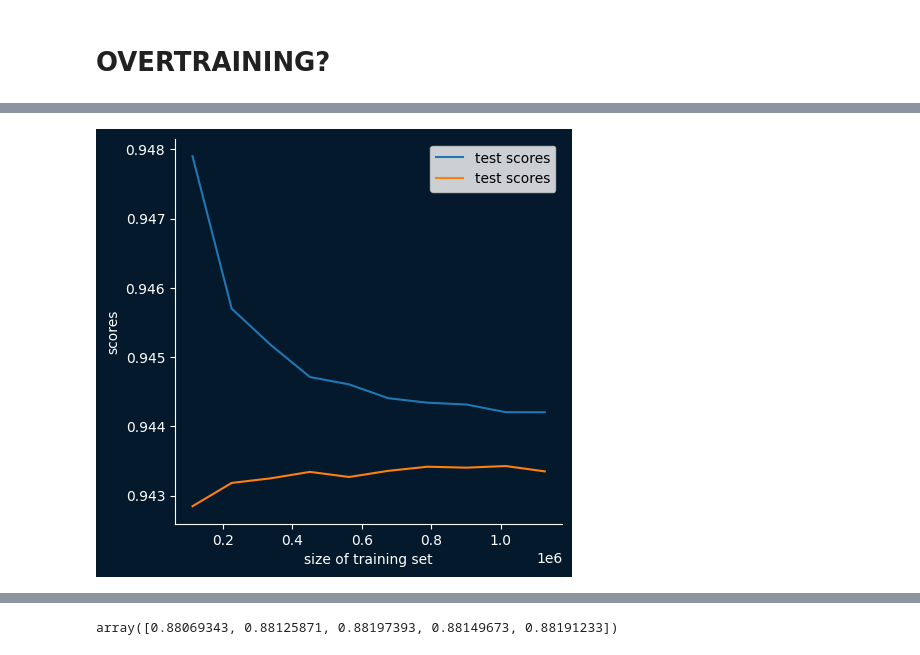
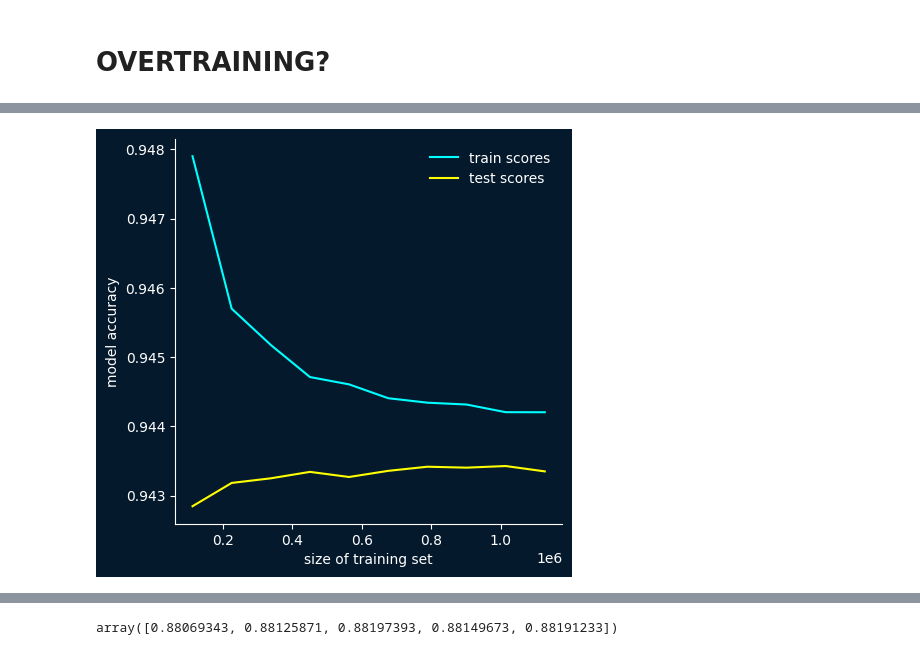
Before and after one commit to tomilee09/tesis_pregrado, a Jupyter notebook: analisis_ml.ipynb, the cells around one changed output, grey strips where cells are left out. Cells and saved outputs as stored; diff of their text form; code cells hidden in the pictures.

```diff
--- a/analisis_ml.ipynb
+++ b/analisis_ml.ipynb
@@ -603,35 +887,42 @@ print(np.mean(train_scores, axis=1))
  0.94434176 0.94431504 0.94420454 0.94420368]
 # %%
 fig, ax = plt.subplots(figsize=[5, 5])
-ax.plot(train_sizes, np.mean(train_scores, axis=1), label="test scores")
-ax.plot(train_sizes, np.mean(test_scores, axis=1), label="test scores")
+ax.plot(train_sizes, np.mean(train_scores, axis=1), label="train scores", color = "#00FFFF")
+ax.plot(train_sizes, np.mean(test_scores, axis=1), label="test scores", color = "yellow")
 ax.set_xlabel("size of training set", color="white")
-ax.set_ylabel("scores", color="white")
-ax.legend()
+ax.set_ylabel("model accuracy", color="white")
+# ax.legend(frameon=False)
+# for text in legend.get_texts():
+#     text.set_color('white')
+
+legend = ax.legend(["train scores", "test scores"], frameon=False)
+for text in legend.get_texts():
+    text.set_color('white')
+
 
 # color del fondo
 fondo_color = "#05192d"
 colores_hue = {"ggF": "#FF5733", "VBF": "#03ef62"}
 blanco = "#ffffff"
 fig.set_facecolor(fondo_color)
 ax.set_facecolor(fondo_color)
 
 # Eliminar la parte superior y derecha del cuadrado que envuelve el gráfico
 ax.spines['top'].set_visible(False)
 ax.spines['right'].set_visible(False)
 
 # Cambiar el color de los ejes
 ax.spines['bottom'].set_color('white')
 ax.spines['left'].set_color('white')
 
 # Cambiar el color de los números en los ejes
 ax.tick_params(axis='x', colors='white')  # Eje x
 ax.tick_params(axis='y', colors='white')  # Eje y
 
 
 plt.show()
 # %% [output]
-[figure, old version]
+[figure, new version]
 # %%
 import sklearn
 sklearn.metrics.get_scorer_names()
```
Also changed, not shown: parts of 13 cells of this notebook, 2 other files.
